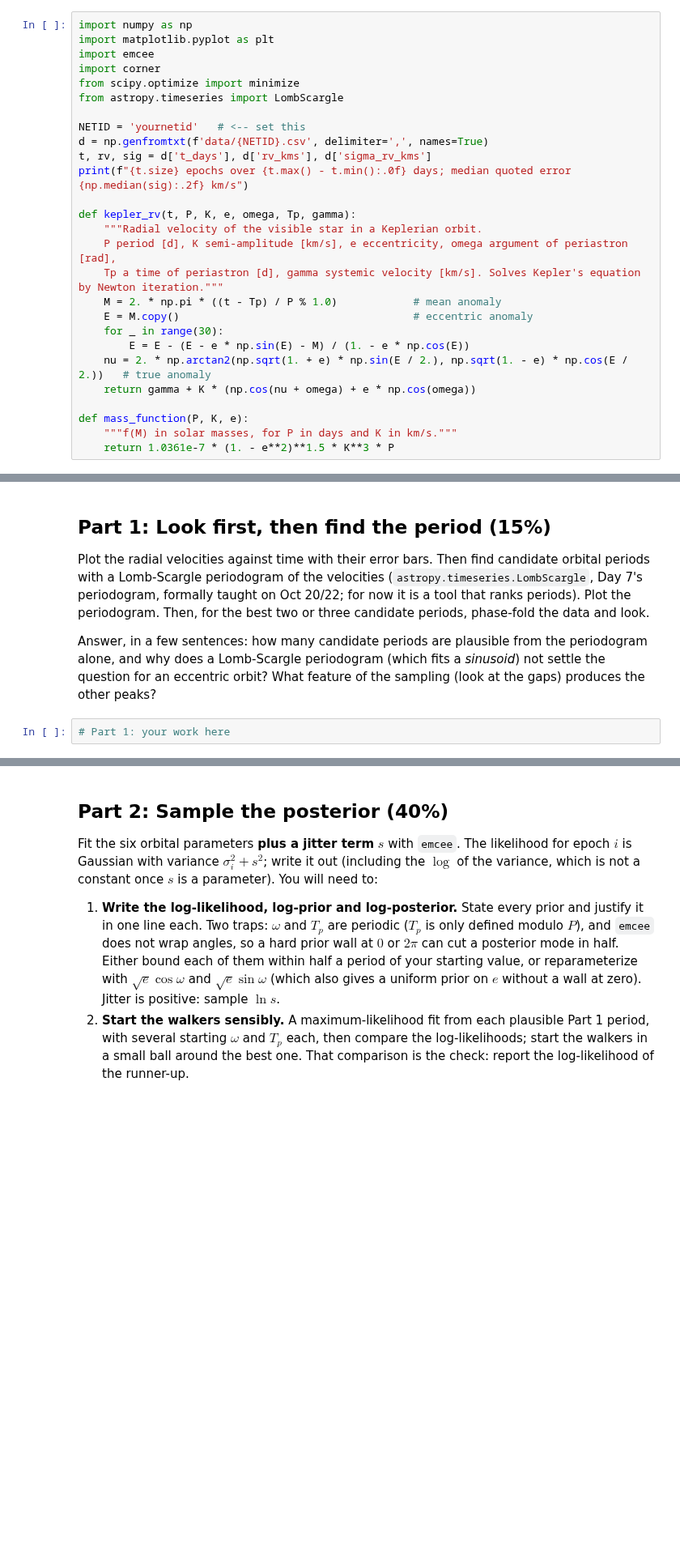
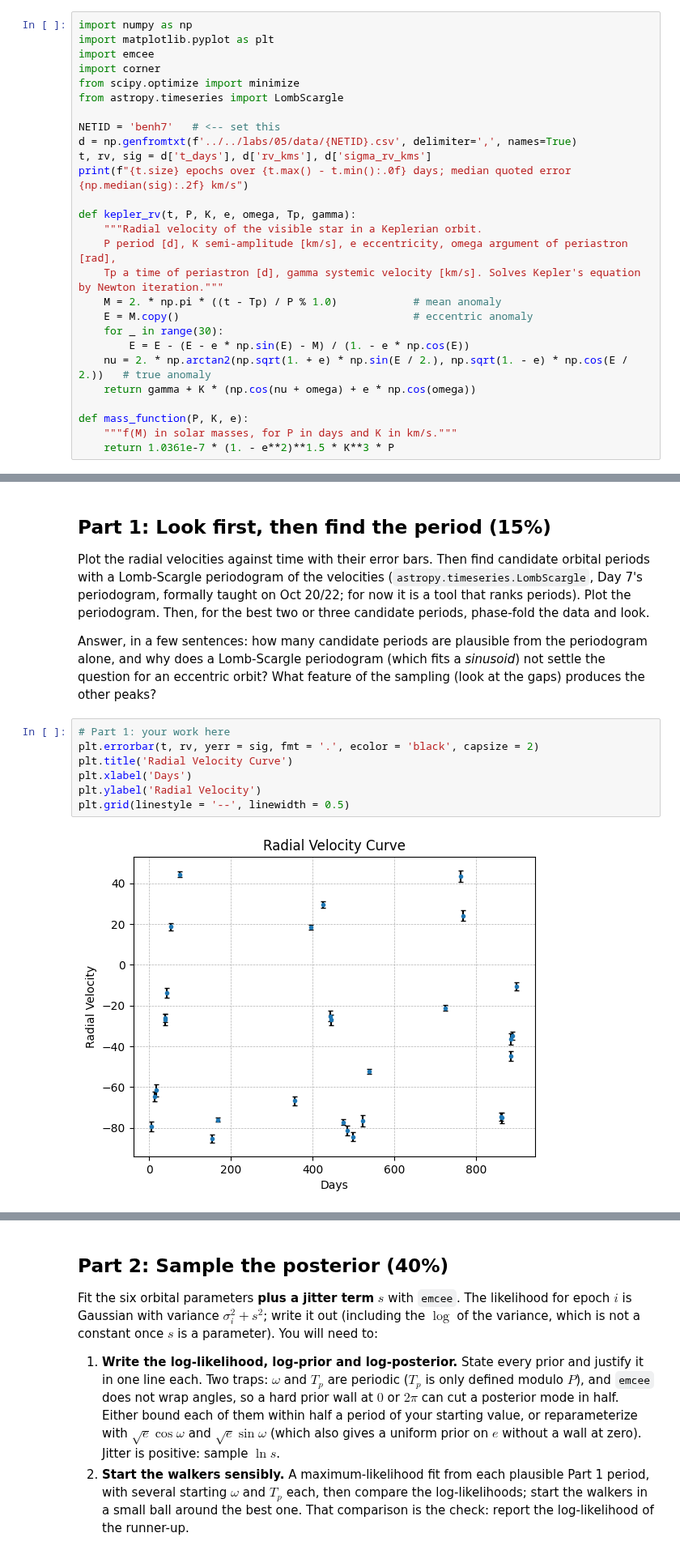
Before and after one commit to AustinMathison/ast457_2026_Fall, a Jupyter notebook: submissions/benh7/lab05.ipynb, the cells around one changed output, grey strips where cells are left out. Shown at 81% size. Drawn from its saved outputs; the diff is of its cells as text; blank space fills up the shorter version.

```diff
--- a/submissions/benh7/lab05.ipynb
+++ b/submissions/benh7/lab05.ipynb
@@ -48,8 +48,8 @@ import corner
 from scipy.optimize import minimize
 from astropy.timeseries import LombScargle
 
-NETID = 'yournetid'   # <-- set this
-d = np.genfromtxt(f'data/{NETID}.csv', delimiter=',', names=True)
+NETID = 'benh7'   # <-- set this
+d = np.genfromtxt(f'../../labs/05/data/{NETID}.csv', delimiter=',', names=True)
 t, rv, sig = d['t_days'], d['rv_kms'], d['sigma_rv_kms']
 print(f"{t.size} epochs over {t.max() - t.min():.0f} days; median quoted error {np.median(sig):.2f} km/s")
 
@@ -80,3 +82,10 @@ a Lomb-Scargle periodogram (which fits a *sinusoid*) not settle the question for
 feature of the sampling (look at the gaps) produces the other peaks?
 # %%
 # Part 1: your work here
+plt.errorbar(t, rv, yerr = sig, fmt = '.', ecolor = 'black', capsize = 2)
+plt.title('Radial Velocity Curve')
+plt.xlabel('Days')
+plt.ylabel('Radial Velocity')
+plt.grid(linestyle = '--', linewidth = 0.5)
+# %% [output]
+[figure, added]
```
Also changed, not shown: parts of 60 cells of this notebook.
